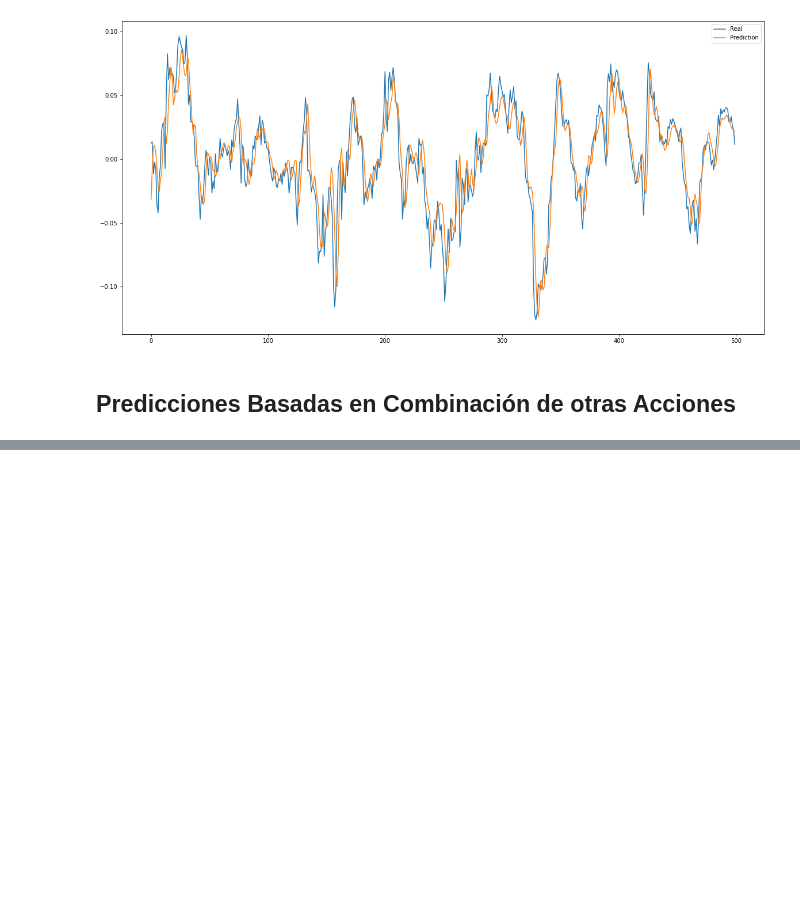
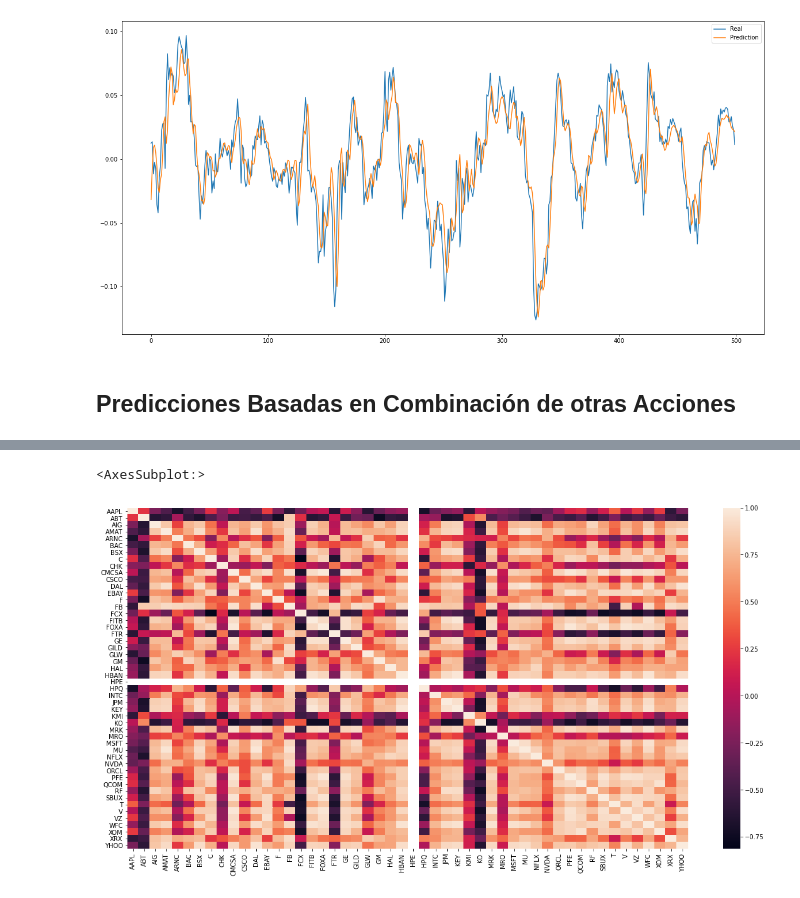
Before and after one commit to esjerome/forecasting, a Jupyter notebook: datacamp/my_own.ipynb, the cells around one changed output, grey strips where cells are left out. Saved outputs shown, nothing was run; the diff lists cells and outputs as text; code cells hidden in the pictures; blank space fills up the shorter version.

```diff
--- a/datacamp/my_own.ipynb
+++ b/datacamp/my_own.ipynb
@@ -91,0 +156,5 @@ ax.legend()
+# %%
+sns.heatmap(all_prices.corr())
+# %% [output]
+<AxesSubplot:>
+[figure, added]
```
Also changed, not shown: parts of 15 cells of this notebook.
